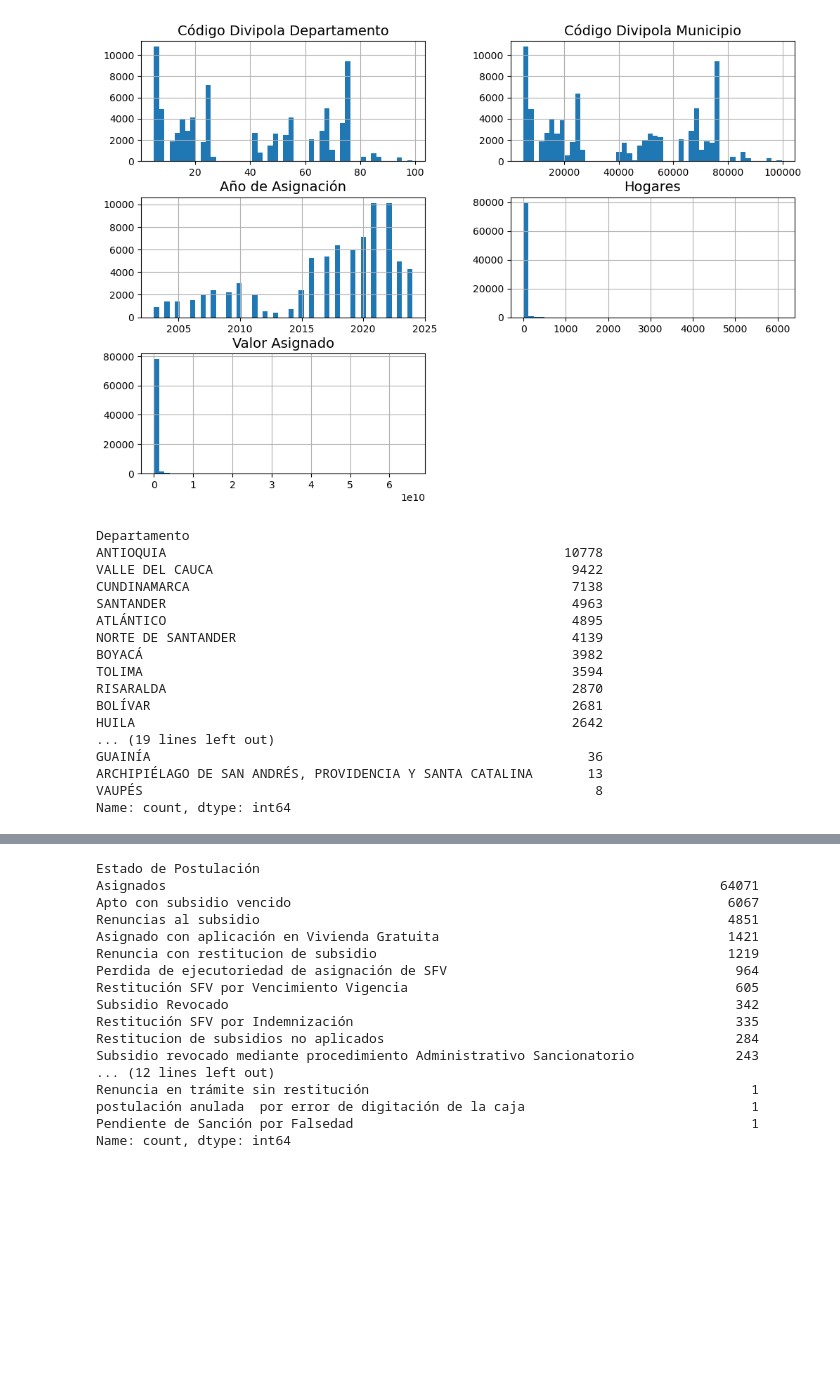
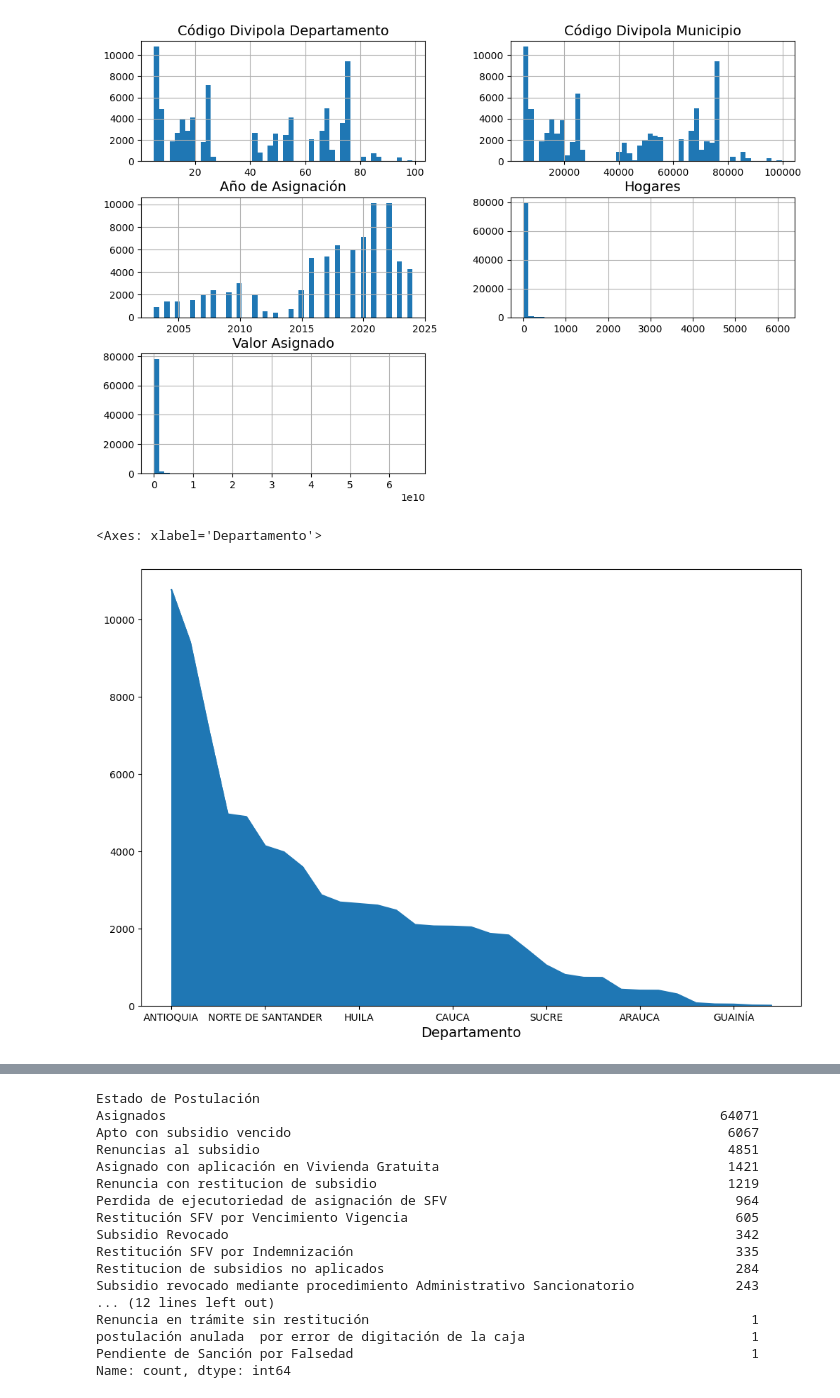
Before and after one commit to diegofercho21323/data-my-home, a Jupyter notebook: notebooks/vivienda.ipynb, the cells around one changed output, grey strips where cells are left out. Drawn from its saved outputs; the diff is of its cells as text; code cells hidden in the pictures; blank space fills up the shorter version.

```diff
--- a/notebooks/vivienda.ipynb
+++ b/notebooks/vivienda.ipynb
@@ -111,23 +111,8 @@ plt.show()
 [figure]
 # %%
 # obtiene los datos que son categoricos
-df['Departamento'].value_counts()
+df['Departamento'].value_counts().plot(kind='area', figsize=(12, 8))
 # %% [output]
-Departamento
-ANTIOQUIA                                                   10778
-VALLE DEL CAUCA                                              9422
-CUNDINAMARCA                                                 7138
-SANTANDER                                                    4963
-ATLÁNTICO                                                    4895
-NORTE DE SANTANDER                                           4139
-BOYACÁ                                                       3982
-TOLIMA                                                       3594
-RISARALDA                                                    2870
-BOLÍVAR                                                      2681
-HUILA                                                        2642
-... (19 lines left out)
-GUAINÍA                                                        36
-ARCHIPIÉLAGO DE SAN ANDRÉS, PROVIDENCIA Y SANTA CATALINA       13
-VAUPÉS                                                          8
-Name: count, dtype: int64
+<Axes: xlabel='Departamento'>
+[figure, added]
 # %%
```
Also changed, not shown: parts of 9 cells of this notebook.
